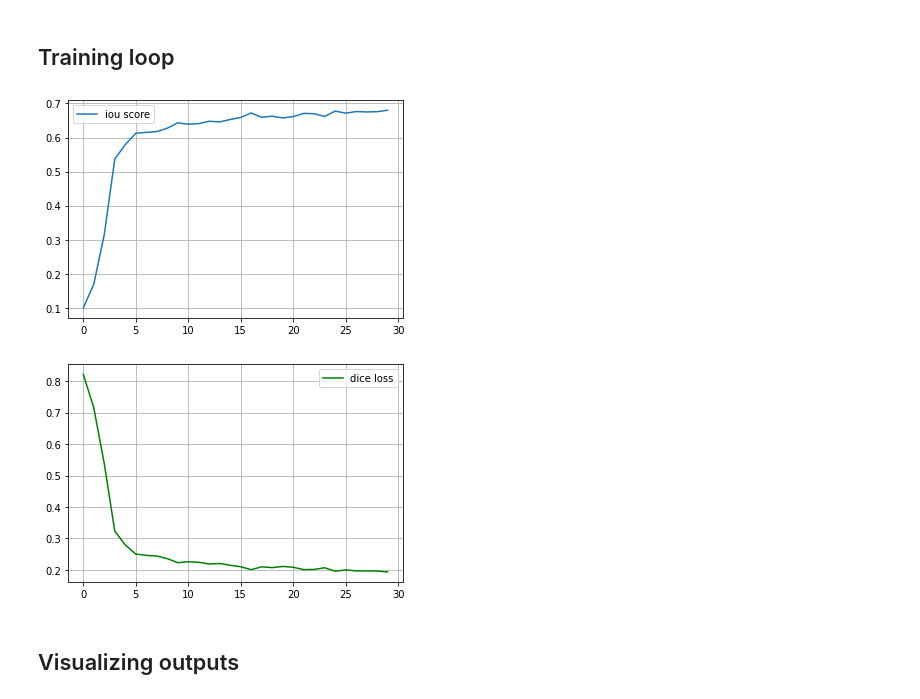
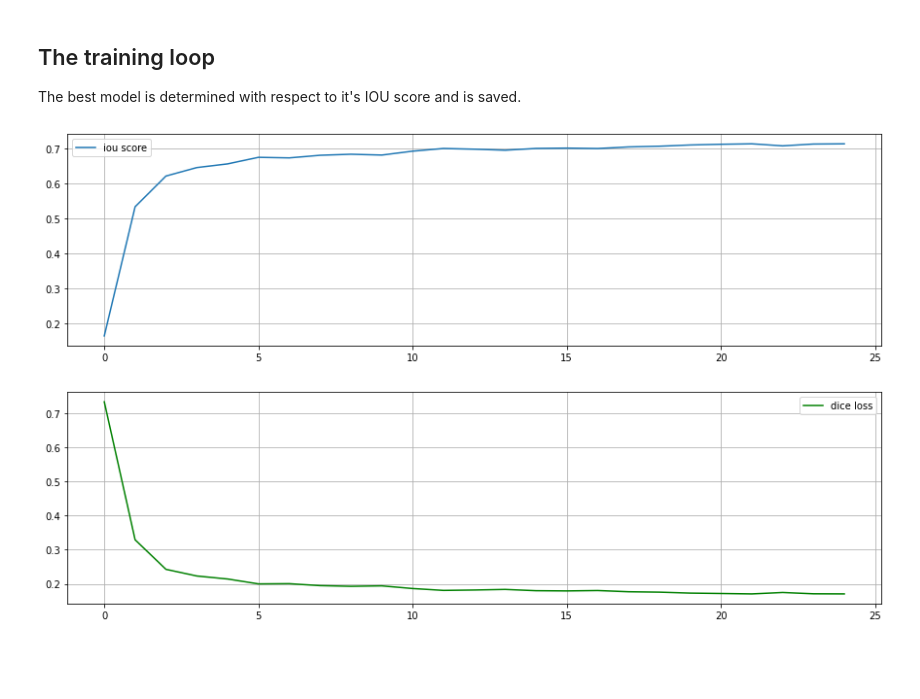
Before and after one commit to devoworm/GSoC-2020, a Jupyter notebook: Pre-trained Models (DevLearning)/notebooks/embryo_segmentation/train_segmentation_model.ipynb, the cells around one changed output. Cells and saved outputs as stored; diff of their text form; code cells hidden in the pictures; blank space fills up the shorter version.

```diff
--- a/Pre-trained Models (DevLearning)/notebooks/embryo_segmentation/train_segmentation_model.ipynb
+++ b/Pre-trained Models (DevLearning)/notebooks/embryo_segmentation/train_segmentation_model.ipynb
@@ -84,7 +99,7 @@ train_dataset = SegmentationDataset("data/images",
                                                                 ])
                                     )
 # %%
-train_batch_size = 3
-train_data_loader = DataLoader(train_dataset, batch_size=train_batch_size, shuffle = True)
-print(len(train_data_loader))
+train_batch_size = 5
+train_loader = DataLoader(train_dataset, batch_size=train_batch_size, shuffle = True)
+print(len(train_loader))
 # %% [output]
@@ -94,8 +109,8 @@ print(len(train_data_loader))
 # %%
-batch  = next(iter(train_data_loader))
+batch  = next(iter(train_loader))
 
 images, masks = batch
-fig, ax = plt.subplots(train_batch_size, 2, figsize = (10,20))
+fig, ax = plt.subplots(train_batch_size, 2, figsize = (7,15))
 
 for i in range(train_batch_size):
 
@@ -127,5 +148,3 @@ model = smp.FPN(
 )
 
 preprocessing_fn = smp.encoders.get_preprocessing_fn(ENCODER, ENCODER_WEIGHTS)
-# %%
-train_loader = train_data_loader
@@ -157,50 +189,53 @@ valid_epoch = smp.utils.train.ValidEpoch(
     device=DEVICE,
     verbose=False,
 )
-# %% [markdown]
-## Training loop
+# %%
+max_score = 0
+dice_losses = []
+iou_scores  = []
+times = []
+# %% [markdown]
+## The training loop
+
+The best model is determined with respect to it's IOU score and is saved.
 # %%
+epochs = 25
+plt.rcParams['figure.figsize'] = 15, 4
 
-max_score = 0
-dice_losses = []
-iou_scores  = []
-epochs = 30
+start_time = time.process_time()
 
 for i in range(0, epochs):
+
+
     print('\nEpoch: {}'.format(i))
 
     train_logs = train_epoch.run(train_loader)
     valid_logs = valid_epoch.run(train_loader)
 
     dice_losses.append(train_logs["dice_loss"])
+    times.append(time.process_time() - start_time)
     iou_scores.append(train_logs["iou_score"])
 
     # do something (save model, change lr, etc.)
     if max_score < valid_logs['iou_score']:
         max_score = valid_logs['iou_score']
         torch.save(model, './best_model.pth')
         print('Model saved!')
-
-    if i == 25:
-        optimizer.param_groups[0]['lr'] = 1e-5
-        print('Decrease decoder learning rate to 1e-5!')
 
     clear_output(wait = True)
 
     plt.plot(iou_scores, label = "iou score")
     plt.legend()
     plt.grid()
     plt.show()
 
     plt.plot(dice_losses, color = "green", label = "dice loss")
     plt.legend()
     plt.grid()
     plt.show()
 # %% [output]
-[figure, old version]
+[figure, new version]
-[figure, old version]
+[figure, new version]
-# %% [markdown]
-## Visualizing outputs
 # %%
 image, masks = next(iter(train_loader))
 
```
Also changed, not shown: parts of 19 cells of this notebook.
